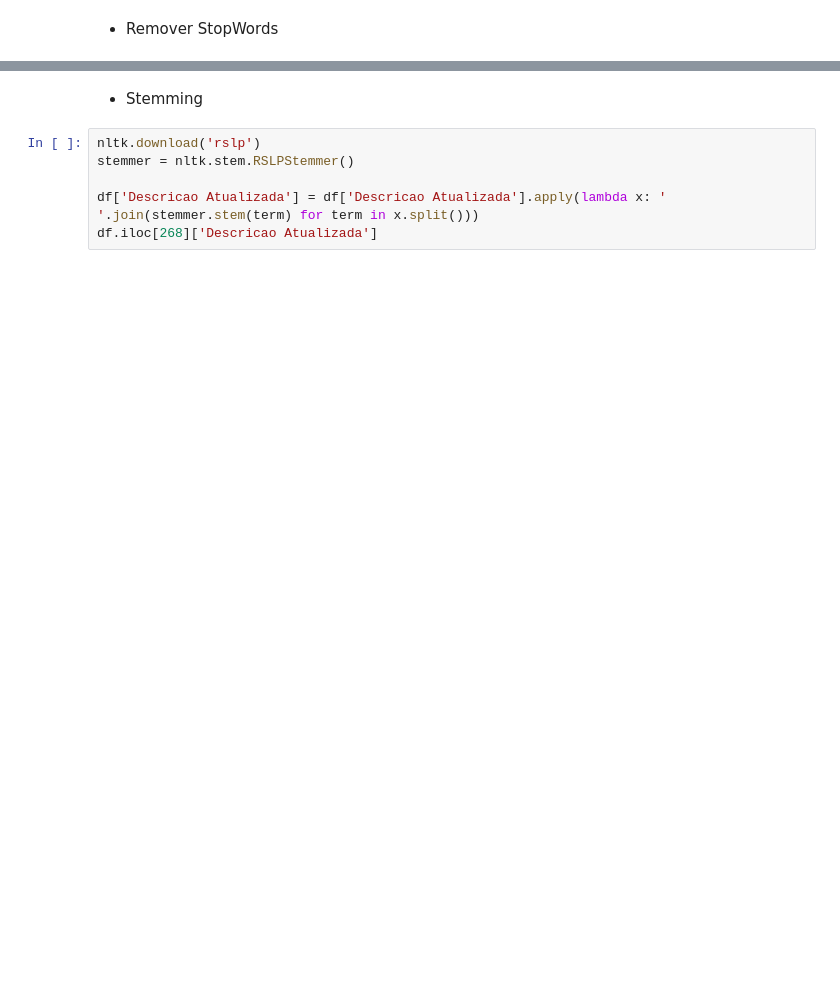
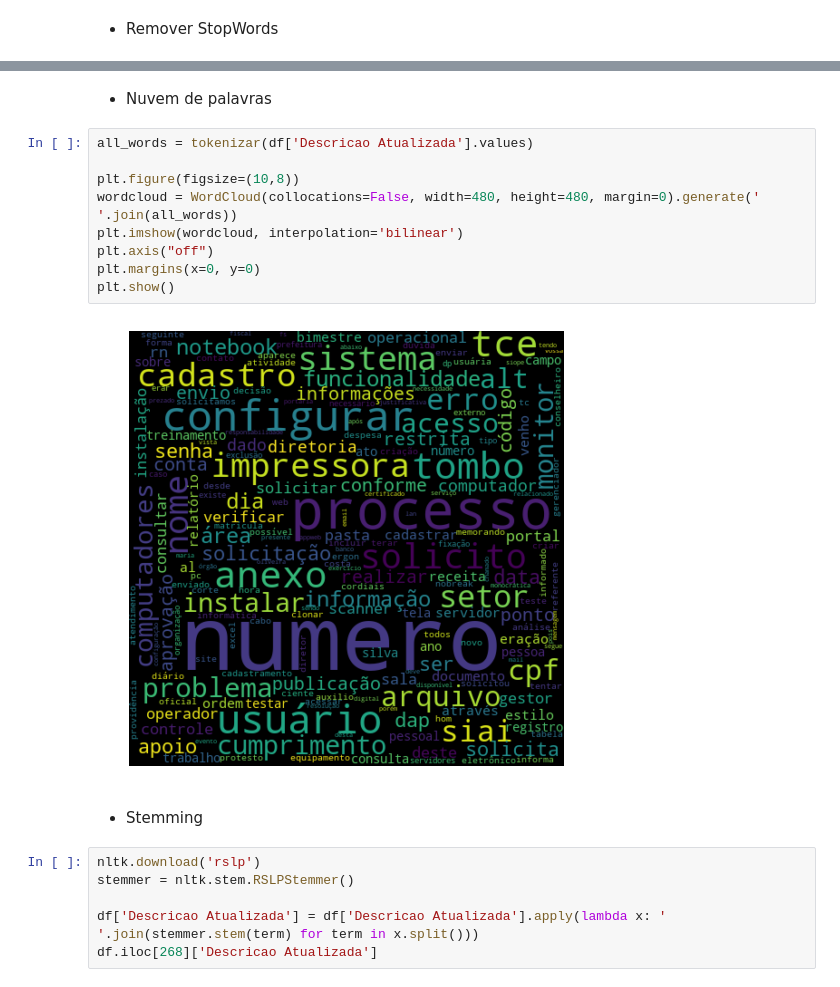
Before and after one commit to gabrielfas/classificacao-chamados-suporte, a Jupyter notebook: Classificador Chamados.ipynb, the cells around one changed output, grey strips where cells are left out. Saved outputs shown, nothing was run; the diff lists cells and outputs as text; blank space fills up the shorter version.

```diff
--- a/Classificador Chamados.ipynb
+++ b/Classificador Chamados.ipynb
@@ -194,3 +216,16 @@ df.iloc[268]['Descricao Atualizada']
+# %% [markdown]
+- Nuvem de palavras
+# %%
+all_words = tokenizar(df['Descricao Atualizada'].values)
+
+plt.figure(figsize=(10,8))
+wordcloud = WordCloud(collocations=False, width=480, height=480, margin=0).generate(' '.join(all_words))
+plt.imshow(wordcloud, interpolation='bilinear')
+plt.axis("off")
+plt.margins(x=0, y=0)
+plt.show()
+# %% [output]
+[figure, added]
 # %% [markdown]
 - Stemming
 # %%
```
Also changed, not shown: parts of 45 cells of this notebook, 13 other files.
